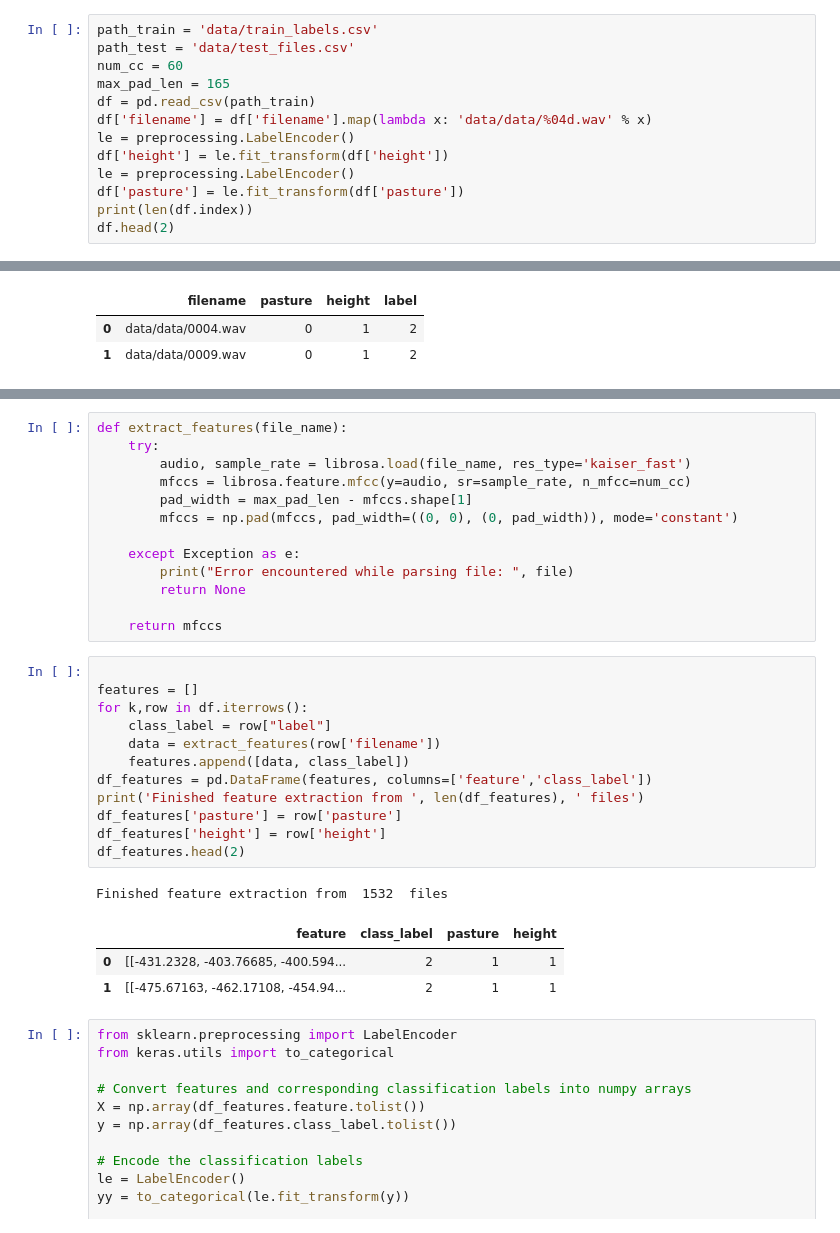
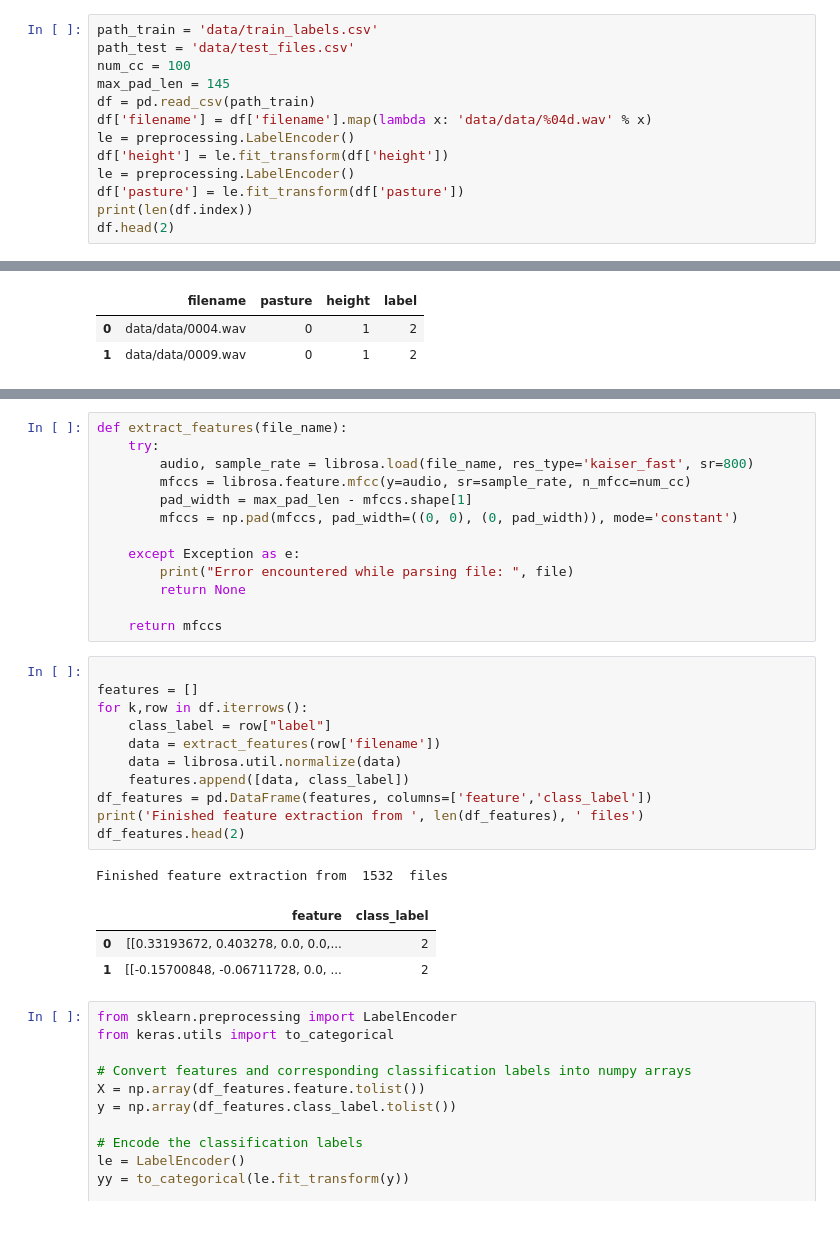
Before and after one commit to juancrescente/ia-litoral, a Jupyter notebook: model.ipynb, the cells around one changed output, grey strips where cells are left out. Saved outputs shown, nothing was run; the diff lists cells and outputs as text.

```diff
--- a/model.ipynb
+++ b/model.ipynb
@@ -10,8 +10,8 @@ import IPython
 # %%
 path_train = 'data/train_labels.csv'
 path_test = 'data/test_files.csv'
-num_cc = 60
-max_pad_len = 165
+num_cc = 100
+max_pad_len = 145
 df = pd.read_csv(path_train)
 df['filename'] = df['filename'].map(lambda x: 'data/data/%04d.wav' % x)
 le = preprocessing.LabelEncoder()
@@ -32,7 +32,7 @@ IPython.display.Audio(df.loc[4]['filename'])
 # %%
 def extract_features(file_name):
     try:
-        audio, sample_rate = librosa.load(file_name, res_type='kaiser_fast')
+        audio, sample_rate = librosa.load(file_name, res_type='kaiser_fast', sr=800)
         mfccs = librosa.feature.mfcc(y=audio, sr=sample_rate, n_mfcc=num_cc)
         pad_width = max_pad_len - mfccs.shape[1]
         mfccs = np.pad(mfccs, pad_width=((0, 0), (0, pad_width)), mode='constant')
@@ -45,20 +45,19 @@ def extract_features(file_name):
 # %%
 
 features = []
 for k,row in df.iterrows():
     class_label = row["label"]
     data = extract_features(row['filename'])
+    data = librosa.util.normalize(data)
     features.append([data, class_label])
 df_features = pd.DataFrame(features, columns=['feature','class_label'])
 print('Finished feature extraction from ', len(df_features), ' files')
-df_features['pasture'] = row['pasture']
-df_features['height'] = row['height']
 df_features.head(2)
 # %% [output]
 Finished feature extraction from  1532  files
-|  | feature | class_label | pasture | height |
-| 0 | [[-431.2328, -403.76685, -400.594... | 2 | 1 | 1 |
-| 1 | [[-475.67163, -462.17108, -454.94... | 2 | 1 | 1 |
+|  | feature | class_label |
+| 0 | [[0.33193672, 0.403278, 0.0, 0.0,... | 2 |
+| 1 | [[-0.15700848, -0.06711728, 0.0, ... | 2 |
 # %%
 from sklearn.preprocessing import LabelEncoder
 from keras.utils import to_categorical
```
Also changed, not shown: parts of 5 cells of this notebook, 1 other file.
